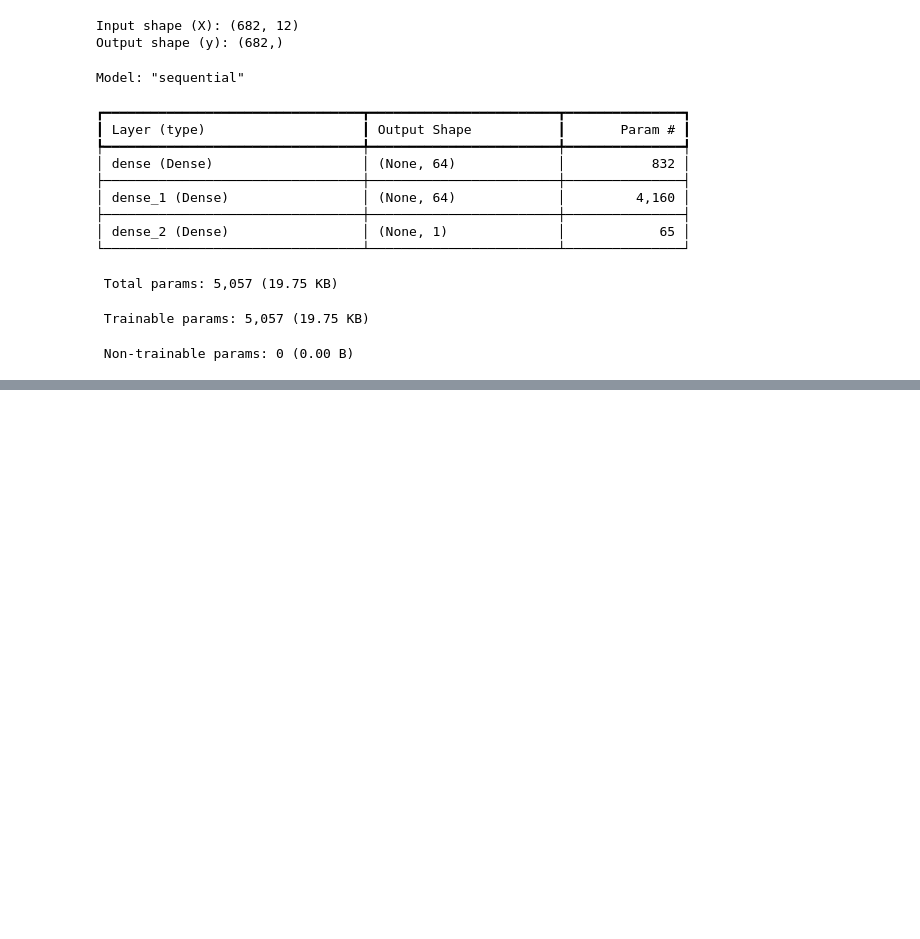
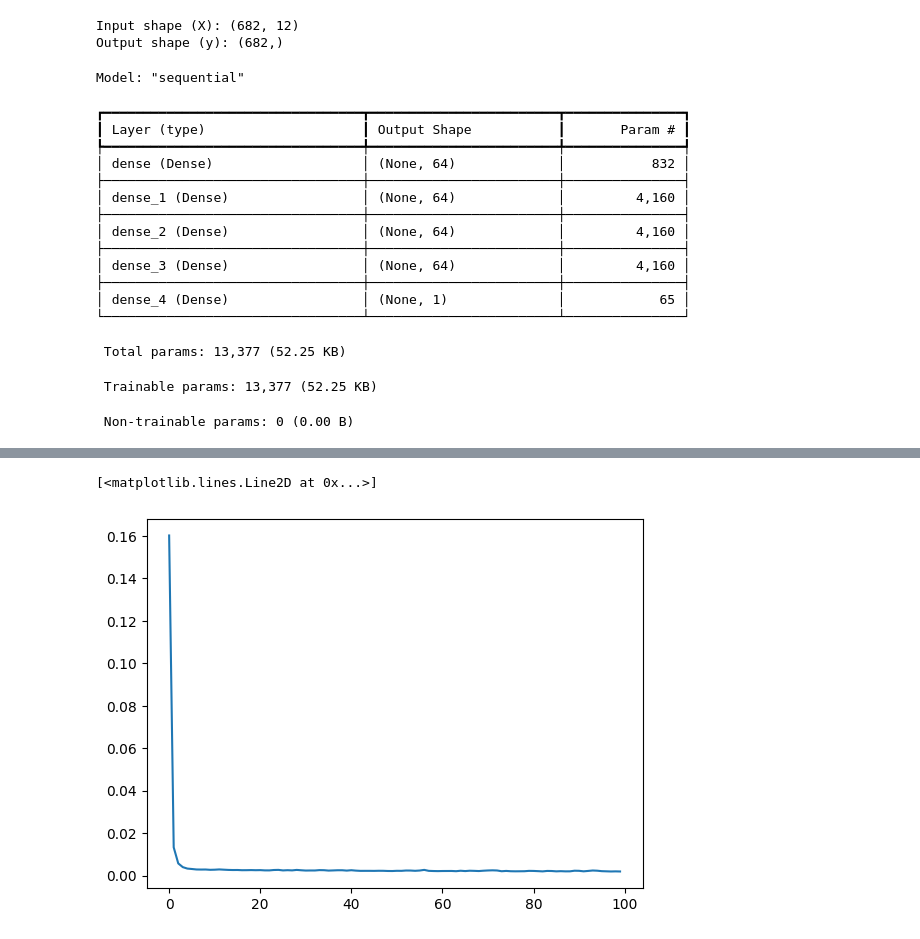
Before and after one commit to aevnum/wheat-price-prediction-deep-learning, a Jupyter notebook: SIH.ipynb, the cells around one changed output, grey strips where cells are left out. Saved outputs shown, nothing was run; the diff lists cells and outputs as text; code cells hidden in the pictures; blank space fills up the shorter version.

```diff
--- a/SIH.ipynb
+++ b/SIH.ipynb
@@ -140,6 +137,12 @@ def build_dense_model(window_size):
     model.add(layers.Dense(64, activation='relu'))
 
     # Second hidden layer with 64 neurons and ReLU activation
+    model.add(layers.Dense(64, activation='relu'))
+
+    # Third hidden layer with 64 neurons and ReLU activation
+    model.add(layers.Dense(64, activation='relu'))
+
+    # Fourth hidden layer with 64 neurons and ReLU activation
     model.add(layers.Dense(64, activation='relu'))
 
     # Output layer (single neuron, no activation for regression)
@@ -165,10 +168,14 @@ Model: "sequential"
 ├─────────────────────────────────┼────────────────────────┼───────────────┤
 │ dense_1 (Dense)                 │ (None, 64)             │         4,160 │
 ├─────────────────────────────────┼────────────────────────┼───────────────┤
-│ dense_2 (Dense)                 │ (None, 1)              │            65 │
+│ dense_2 (Dense)                 │ (None, 64)             │         4,160 │
+├─────────────────────────────────┼────────────────────────┼───────────────┤
+│ dense_3 (Dense)                 │ (None, 64)             │         4,160 │
+├─────────────────────────────────┼────────────────────────┼───────────────┤
+│ dense_4 (Dense)                 │ (None, 1)              │            65 │
 └─────────────────────────────────┴────────────────────────┴───────────────┘
- Total params: 5,057 (19.75 KB)
+ Total params: 13,377 (52.25 KB)
- Trainable params: 5,057 (19.75 KB)
+ Trainable params: 13,377 (52.25 KB)
  Non-trainable params: 0 (0.00 B)
 # %%
 # Assuming X_train and y_train are the preprocessed input and output data
@@ -178,5 +185,7 @@ history = dense_model.fit(X_train, y_train, epochs=100, validation_data=(X_val,
 test_loss, test_mae = dense_model.evaluate(X_test, y_test)
 
 print(f"Test MAE: {test_mae}")
+
+plt.plot(history.history['loss'], label='train')
 # %% [output]
 Epoch 1/100
@@ -199,3 +208,5 @@ Test MAE: 0.053409866988658905
+[<matplotlib.lines.Line2D at 0x...>]
+[figure, added]
 # %%
 import tensorflow as tf
 from tensorflow.keras import layers, models
```
Also changed, not shown: parts of 11 cells of this notebook.
